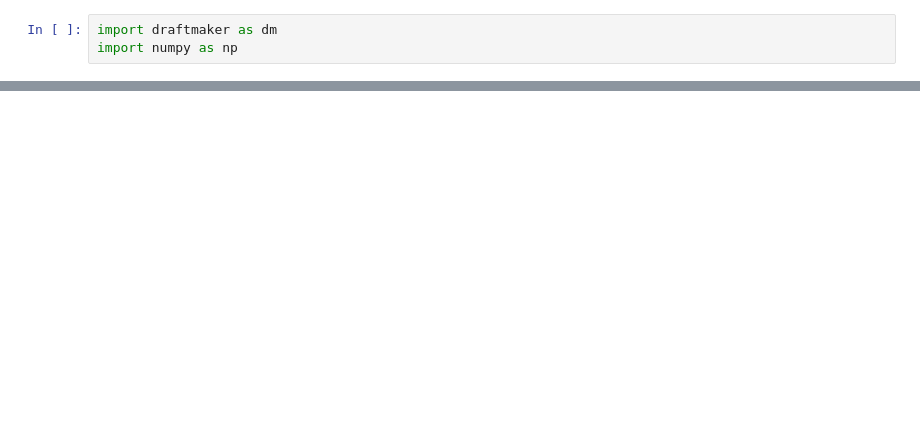
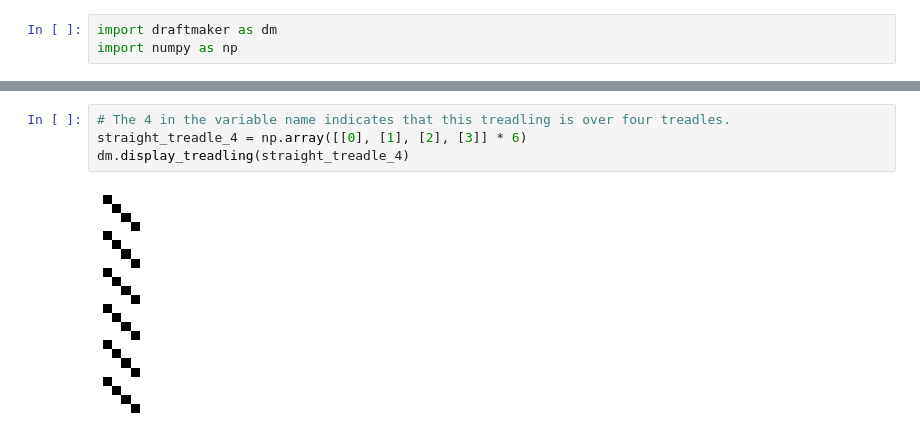
Before and after one commit to elizabethpankratz/weaving-draft-generator, a Jupyter notebook: walkthrough.ipynb, the cells around one changed output, grey strips where cells are left out. Saved outputs shown, nothing was run; the diff lists cells and outputs as text; blank space fills up the shorter version.

```diff
--- a/walkthrough.ipynb
+++ b/walkthrough.ipynb
@@ -28,0 +93,6 @@ For a very clear explanation and illustration of the role of each of these compo
+# %%
+# The 4 in the variable name indicates that this treadling is over four treadles.
+straight_treadle_4 = np.array([[0], [1], [2], [3]] * 6)
+dm.display_treadling(straight_treadle_4)
+# %% [output]
+[figure, added]
```
Also changed, not shown: parts of 33 cells of this notebook, 3 other files.
